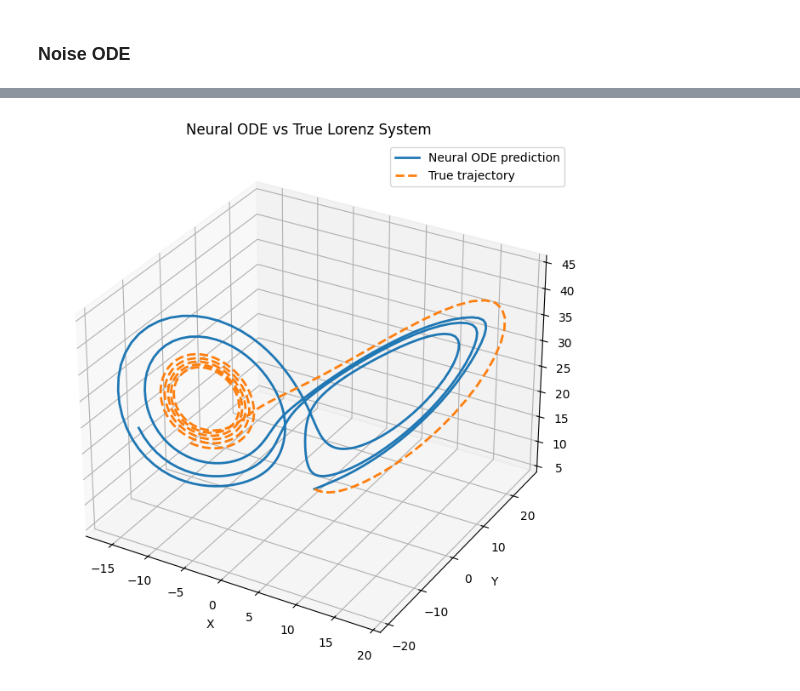
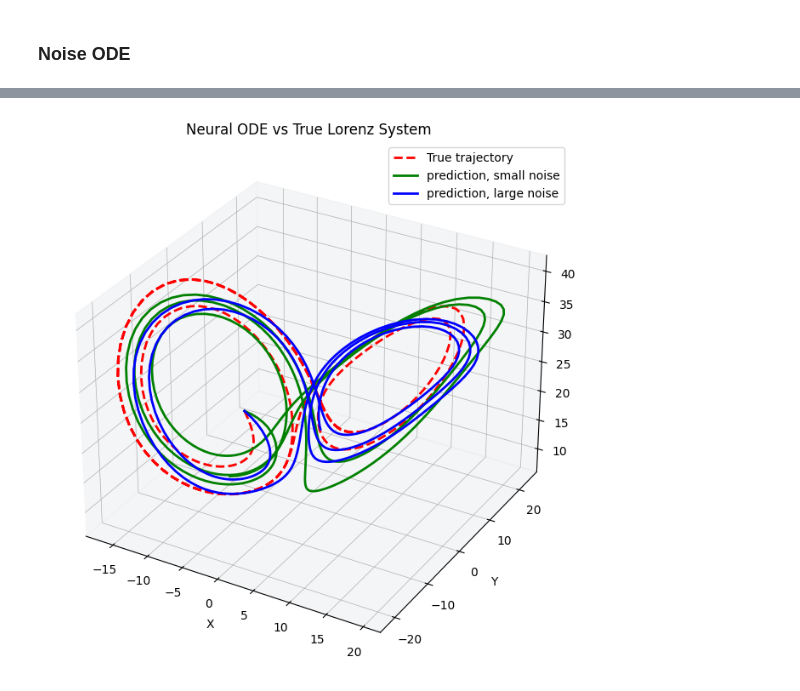
Before and after one commit to CosmicHitchhiker/ds_astro_2026s, a Jupyter notebook: ex9/exercise9.ipynb, the cells around one changed output, grey strips where cells are left out. Cells and saved outputs as stored; diff of their text form; code cells hidden in the pictures.

```diff
--- a/ex9/exercise9.ipynb
+++ b/ex9/exercise9.ipynb
@@ -826,8 +842,10 @@ plt.show()
 ### Noise ODE
 # %%
 x_obs_np = x_obs.cpu().numpy()
-noise = 1e-4*np.random.randn(*np.array(x_obs_np).shape).astype(np.float32)
-x_obs_noisy = x_obs.add(torch.tensor(noise).to(device))
+small_noise = 1e-1*np.random.randn(*np.array(x_obs_np).shape).astype(np.float32)
+large_noise = 1*np.random.randn(*np.array(x_obs_np).shape).astype(np.float32)
+x_obs_sn = x_obs.add(torch.tensor(small_noise).to(device))
+x_obs_ln = x_obs.add(torch.tensor(large_noise).to(device))
 # %%
 fig = plt.figure(figsize=(10, 8))
 ax = fig.add_subplot(111, projection = '3d')
@@ -911,0 +864,7 @@ y_batch: (32, 50, 3)
+# %%
+model_sn = Neural(hidden_dim=64).to(device)
+model_ln = Neural(hidden_dim=64).to(device)
+x_mean_sn, x_std_sn, dxdt_std_sn = estimate_normalization(x_obs_sn)
+x_mean_ln, x_std_ln, dxdt_std_ln = estimate_normalization(x_obs_ln)
+model_sn.set_normalization(x_mean_sn, x_std_sn, dxdt_std_sn)
+model_ln.set_normalization(x_mean_ln, x_std_ln, dxdt_std_ln)
@@ -976,34 +953,43 @@ plt.savefig('loss50.png')
 # %%
 t_eval = torch.linspace(0.0, 4.0, 400, device=device)
-x0_eval = torch.tensor([[0.03, 5.0, 5.0]], device=device)
+x0_eval = torch.tensor([[-8.92522, 1.58637, 17.81502]], device=device)
 
 # Get ground truth
 with torch.no_grad():
     true_trajectory = odeint(true_rhs, x0_eval, t_eval, method="dopri5") # [400, 1, 3]
 
 # Get prediction
-model.eval()
+model_sn.eval()
 with torch.no_grad():
      # Pass the first (and only) row of x0_eval
-     pred_trajectory = odeint(model, x0_eval[0:1], t_eval, method="dopri5") # [400, 1, 3]
+     pred_trajectory_sn = odeint(model_sn, x0_eval[0:1], t_eval, method="dopri5") # [400, 1, 3]
+
+# Get prediction
+model_ln.eval()
+with torch.no_grad():
+     # Pass the first (and only) row of x0_eval
+     pred_trajectory_ln = odeint(model_ln, x0_eval[0:1], t_eval, method="dopri5") # [400, 1, 3]
 
 # Prepare for plotting: remove batch dimension and move to CPU
-pred_plot = pred_trajectory[:, 0, :].cpu().numpy()
+pred_plot_sn = pred_trajectory_sn[:, 0, :].cpu().numpy()
+pred_plot_ln = pred_trajectory_ln[:, 0, :].cpu().numpy()
 true_plot = true_trajectory[:, 0, :].cpu().numpy()
 # %%
 fig = plt.figure(figsize=(10, 8))
 ax = fig.add_subplot(111, projection='3d')
 
-ax.plot(pred_plot[:, 0], pred_plot[:, 1], pred_plot[:, 2],
-        label='Neural ODE prediction', lw=2, color='C0')
 ax.plot(true_plot[:, 0], true_plot[:, 1], true_plot[:, 2],
-        label='True trajectory', lw=2, ls='--', color='C1')
+        label='True trajectory', lw=2, ls='--', color='r')
+ax.plot(pred_plot_sn[:, 0], pred_plot_sn[:, 1], pred_plot_sn[:, 2],
+        label='prediction, small noise', lw=2, color='g')
+ax.plot(pred_plot_ln[:, 0], pred_plot_ln[:, 1], pred_plot_ln[:, 2],
+        label='prediction, large noise', lw=2, color='b')
 
 ax.set_xlabel('X')
 ax.set_ylabel('Y')
 ax.set_zlabel('Z')
 ax.set_title('Neural ODE vs True Lorenz System')
 ax.legend()
 plt.show()
 # %% [output]
-[figure, old version]
+[figure, new version]
```
Also changed, not shown: parts of 31 cells of this notebook.
